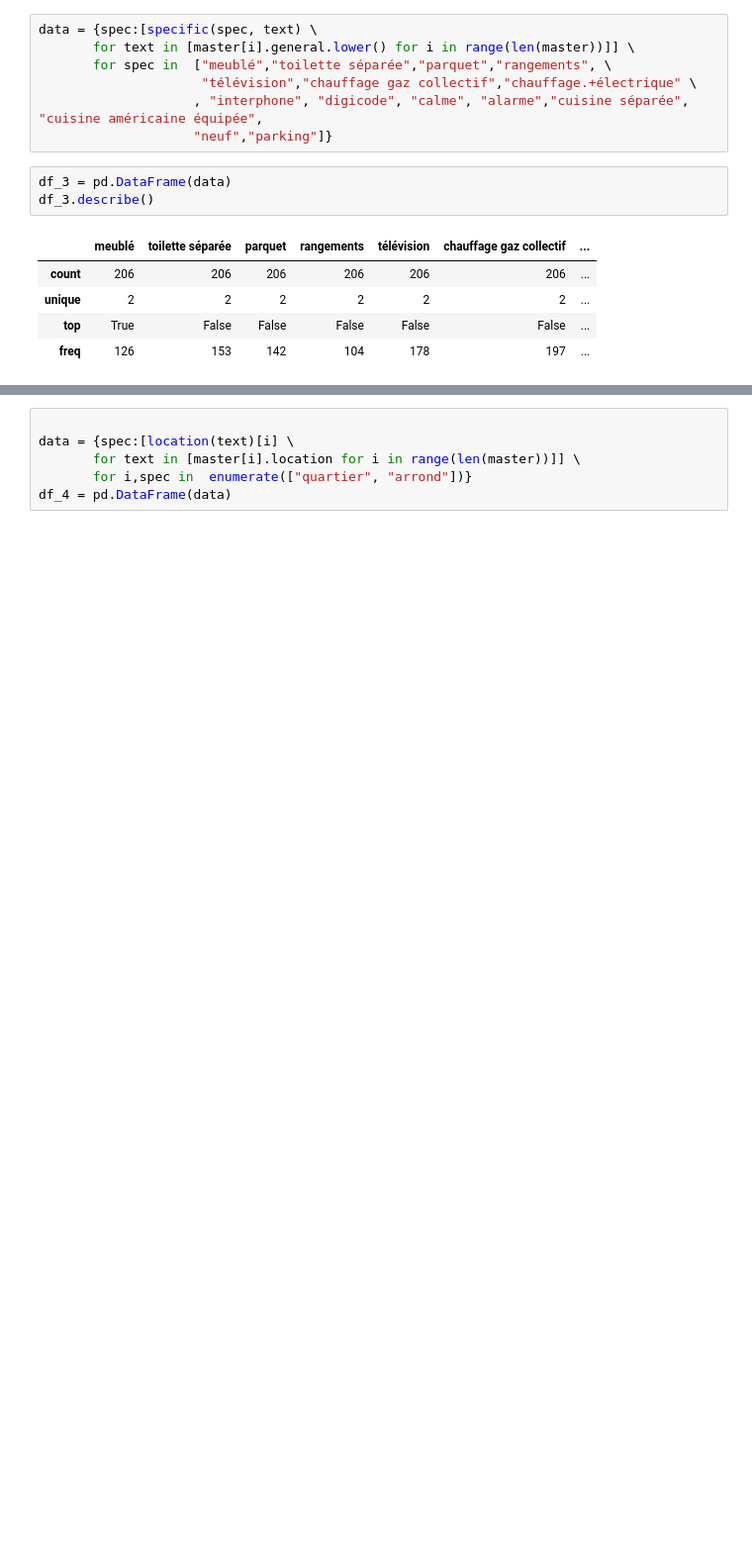
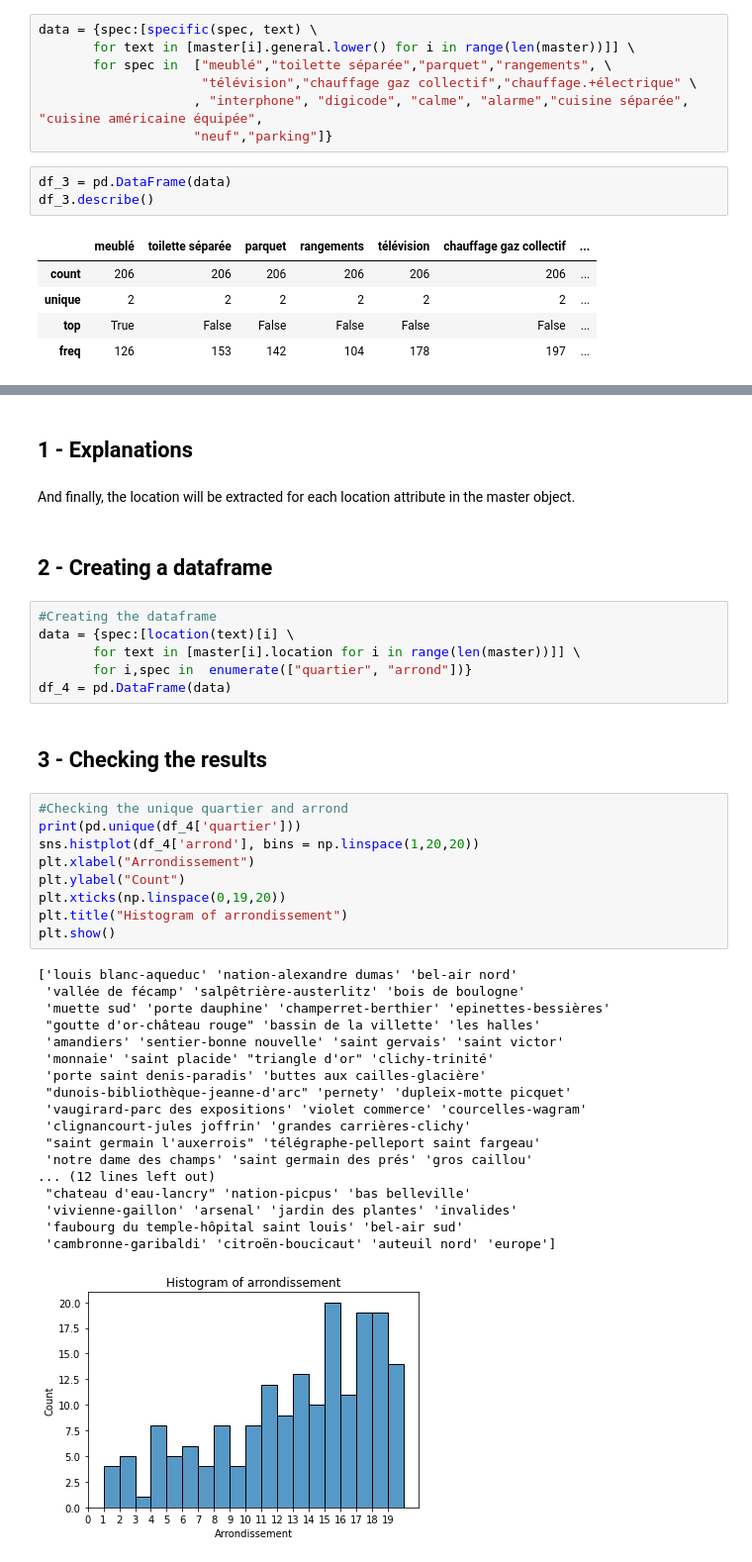
Before and after one commit to jcamarax/webscraping, a Jupyter notebook: webscraping.ipynb, the cells around one changed output, grey strips where cells are left out. Shown at 99% size. Drawn from its saved outputs; the diff is of its cells as text; blank space fills up the shorter version.

```diff
--- a/webscraping.ipynb
+++ b/webscraping.ipynb
@@ -340,6 +249,42 @@ df_3.describe()
+# %% [markdown]
+## 1 - Explanations
+# %% [markdown]
+And finally, the location will be extracted for each location attribute in the master object.
+# %% [markdown]
+## 2 - Creating a dataframe
 # %%
-
+#Creating the dataframe
 data = {spec:[location(text)[i] \
        for text in [master[i].location for i in range(len(master))]] \
        for i,spec in  enumerate(["quartier", "arrond"])}
 df_4 = pd.DataFrame(data)
+# %% [markdown]
+## 3 - Checking the results
+# %%
+#Checking the unique quartier and arrond
+print(pd.unique(df_4['quartier']))
+sns.histplot(df_4['arrond'], bins = np.linspace(1,20,20))
+plt.xlabel("Arrondissement")
+plt.ylabel("Count")
+plt.xticks(np.linspace(0,19,20))
+plt.title("Histogram of arrondissement")
+plt.show()
+# %% [output]
+['louis blanc-aqueduc' 'nation-alexandre dumas' 'bel-air nord'
+ 'vallée de fécamp' 'salpêtrière-austerlitz' 'bois de boulogne'
+ 'muette sud' 'porte dauphine' 'champerret-berthier' 'epinettes-bessières'
+ "goutte d'or-château rouge" 'bassin de la villette' 'les halles'
+ 'amandiers' 'sentier-bonne nouvelle' 'saint gervais' 'saint victor'
+ 'monnaie' 'saint placide' "triangle d'or" 'clichy-trinité'
+ 'porte saint denis-paradis' 'buttes aux cailles-glacière'
+ "dunois-bibliothèque-jeanne-d'arc" 'pernety' 'dupleix-motte picquet'
+ 'vaugirard-parc des expositions' 'violet commerce' 'courcelles-wagram'
+ 'clignancourt-jules joffrin' 'grandes carrières-clichy'
+ "saint germain l'auxerrois" 'télégraphe-pelleport saint fargeau'
+ 'notre dame des champs' 'saint germain des prés' 'gros caillou'
+... (12 lines left out)
+ "chateau d'eau-lancry" 'nation-picpus' 'bas belleville'
+ 'vivienne-gaillon' 'arsenal' 'jardin des plantes' 'invalides'
+ 'faubourg du temple-hôpital saint louis' 'bel-air sud'
+ 'cambronne-garibaldi' 'citroën-boucicaut' 'auteuil nord' 'europe']
+[figure, added]
```
Also changed, not shown: parts of 30 cells of this notebook, 1 other file.
